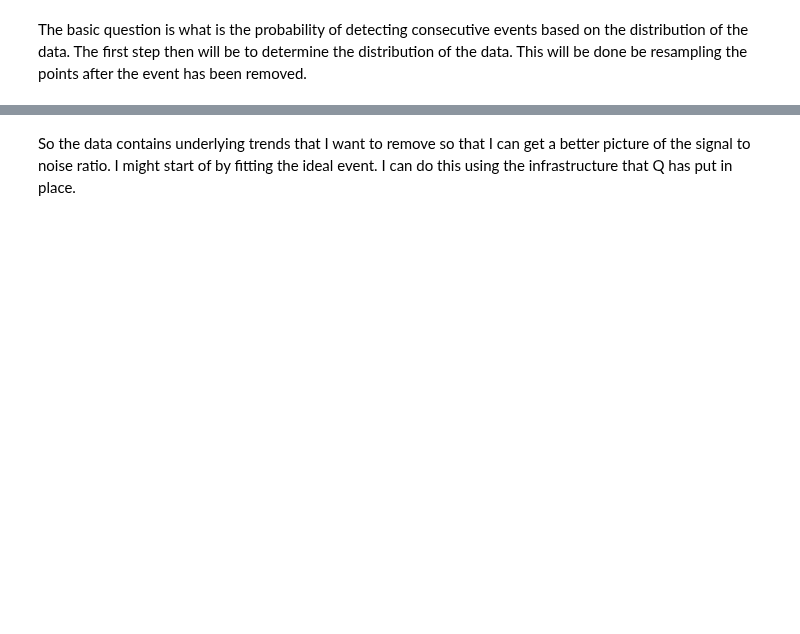
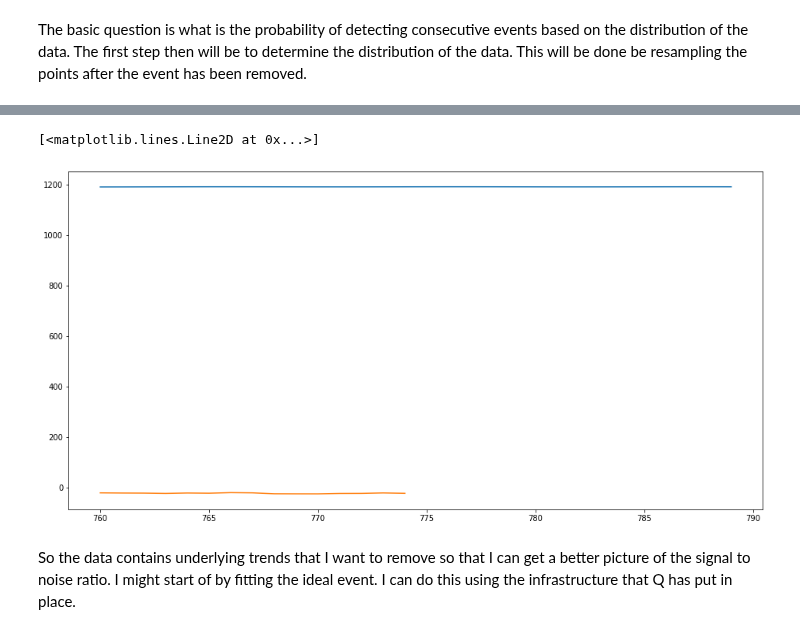
Before and after one commit to Jordan-Dennis/Miyake, a Jupyter notebook: peak_hunting.ipynb, the cells around one changed output, grey strips where cells are left out. Saved outputs shown, nothing was run; the diff lists cells and outputs as text; code cells hidden in the pictures; blank space fills up the shorter version.

```diff
--- a/peak_hunting.ipynb
+++ b/peak_hunting.ipynb
@@ -30,3 +33,22 @@ sample_times = arange(760.0, 774.0)  # Times at which to collect samples
+# %%
+annual_samples = 48                  # 4 samples per month
+sample_times = arange(760.0, 790.0)  # Times at which to collect samples
+growth_bools = array([0.0, 0.0, 0.0, 1.0, 1.0, 1.0, 1.0, 1.0, 1.0, 0.0, 0.0, 0.0])
+
+model, _ = cbm.run(sample_times, annual_samples, production=sine, y0=burn_in[-1])
+troposphere = cbm.bin_data(model[:, 2], annual_samples, sample_times, growth_bools)
+# %%
+miyake = pandas.read_csv("Miyake12.csv", sep=" ")
+miyake = miyake[miyake.d14c < -17.5]
+
+troposphere = troposphere
+
+plt.figure("Model")
+plt.plot(sample_times, troposphere)
+plt.plot(miyake["year"], miyake["d14c"])
+# %% [output]
+[<matplotlib.lines.Line2D at 0x...>]
+[figure, added]
 # %% [markdown]
 So the data contains underlying trends that I want to remove so that I can get a better picture of the signal to noise ratio. I might start of by fitting the ideal event. I can do this using the infrastructure that Q has put in place.
 # %%
```
Also changed, not shown: parts of 6 cells of this notebook.
